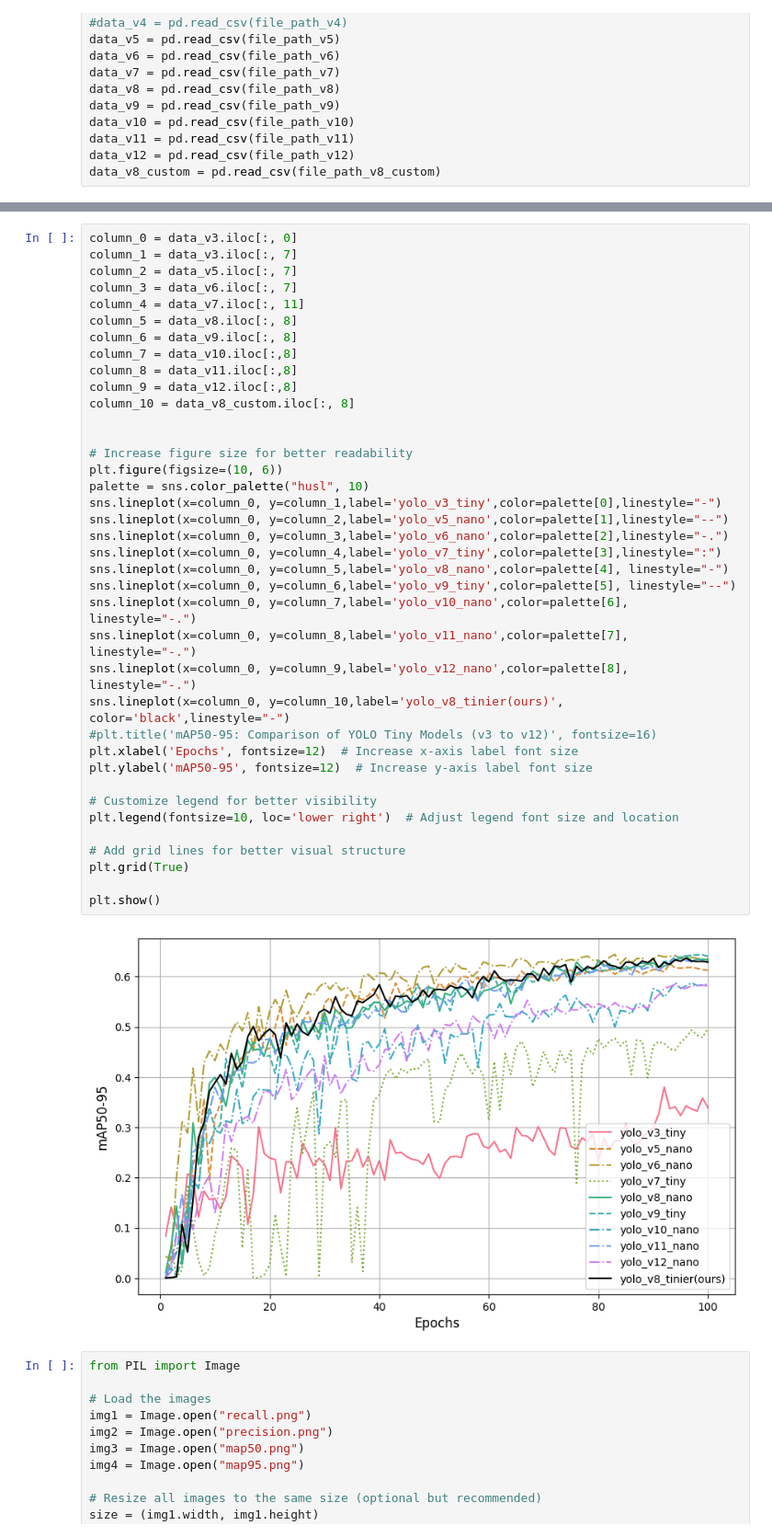
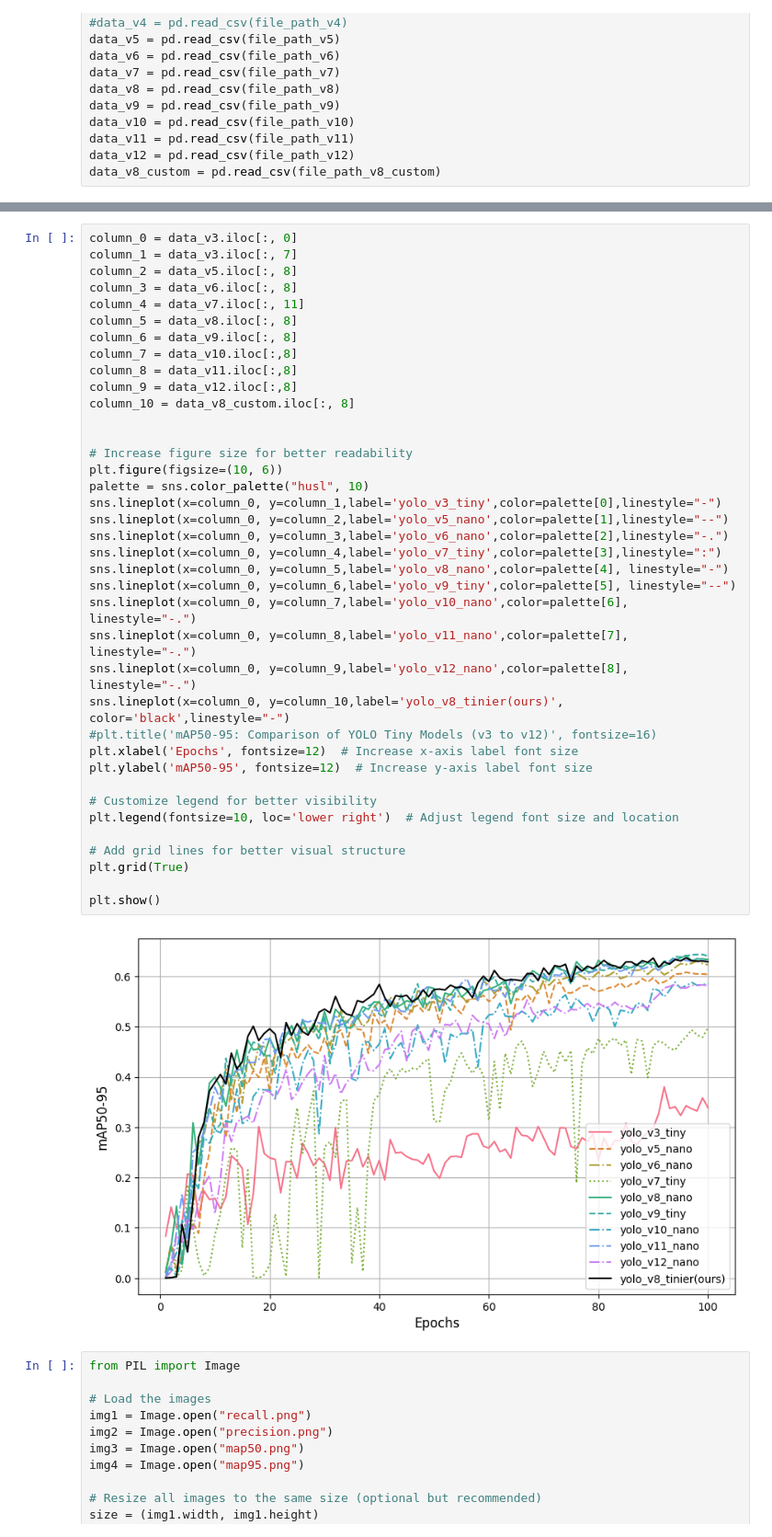
Before and after one commit to programminghunk/sugarcane, a Jupyter notebook: graphs.ipynb, the cells around one changed output, grey strips where cells are left out. Shown at 92% size. Saved outputs shown, nothing was run; the diff lists cells and outputs as text.

```diff
--- a/graphs.ipynb
+++ b/graphs.ipynb
@@ -313,8 +313,8 @@ plt.show()
 # %%
 column_0 = data_v3.iloc[:, 0]
 column_1 = data_v3.iloc[:, 7]
-column_2 = data_v5.iloc[:, 7]
-column_3 = data_v6.iloc[:, 7]
+column_2 = data_v5.iloc[:, 8]
+column_3 = data_v6.iloc[:, 8]
 column_4 = data_v7.iloc[:, 11]
 column_5 = data_v8.iloc[:, 8]
 column_6 = data_v9.iloc[:, 8]
@@ -322,34 +322,34 @@ column_7 = data_v10.iloc[:,8]
 column_8 = data_v11.iloc[:,8]
 column_9 = data_v12.iloc[:,8]
 column_10 = data_v8_custom.iloc[:, 8]
 
 
 # Increase figure size for better readability
 plt.figure(figsize=(10, 6))
 palette = sns.color_palette("husl", 10)
 sns.lineplot(x=column_0, y=column_1,label='yolo_v3_tiny',color=palette[0],linestyle="-")
 sns.lineplot(x=column_0, y=column_2,label='yolo_v5_nano',color=palette[1],linestyle="--")
 sns.lineplot(x=column_0, y=column_3,label='yolo_v6_nano',color=palette[2],linestyle="-.")
 sns.lineplot(x=column_0, y=column_4,label='yolo_v7_tiny',color=palette[3],linestyle=":")
 sns.lineplot(x=column_0, y=column_5,label='yolo_v8_nano',color=palette[4], linestyle="-")
 sns.lineplot(x=column_0, y=column_6,label='yolo_v9_tiny',color=palette[5], linestyle="--")
 sns.lineplot(x=column_0, y=column_7,label='yolo_v10_nano',color=palette[6], linestyle="-.")
 sns.lineplot(x=column_0, y=column_8,label='yolo_v11_nano',color=palette[7], linestyle="-.")
 sns.lineplot(x=column_0, y=column_9,label='yolo_v12_nano',color=palette[8], linestyle="-.")
 sns.lineplot(x=column_0, y=column_10,label='yolo_v8_tinier(ours)', color='black',linestyle="-")
 #plt.title('mAP50-95: Comparison of YOLO Tiny Models (v3 to v12)', fontsize=16)
 plt.xlabel('Epochs', fontsize=12)  # Increase x-axis label font size
 plt.ylabel('mAP50-95', fontsize=12)  # Increase y-axis label font size
 
 # Customize legend for better visibility
 plt.legend(fontsize=10, loc='lower right')  # Adjust legend font size and location
 
 # Add grid lines for better visual structure
 plt.grid(True)
 
 plt.show()
 # %% [output]
-[figure, old version]
+[figure, new version]
 # %%
 from PIL import Image
 
```
Also changed, not shown: parts of 7 cells of this notebook.
